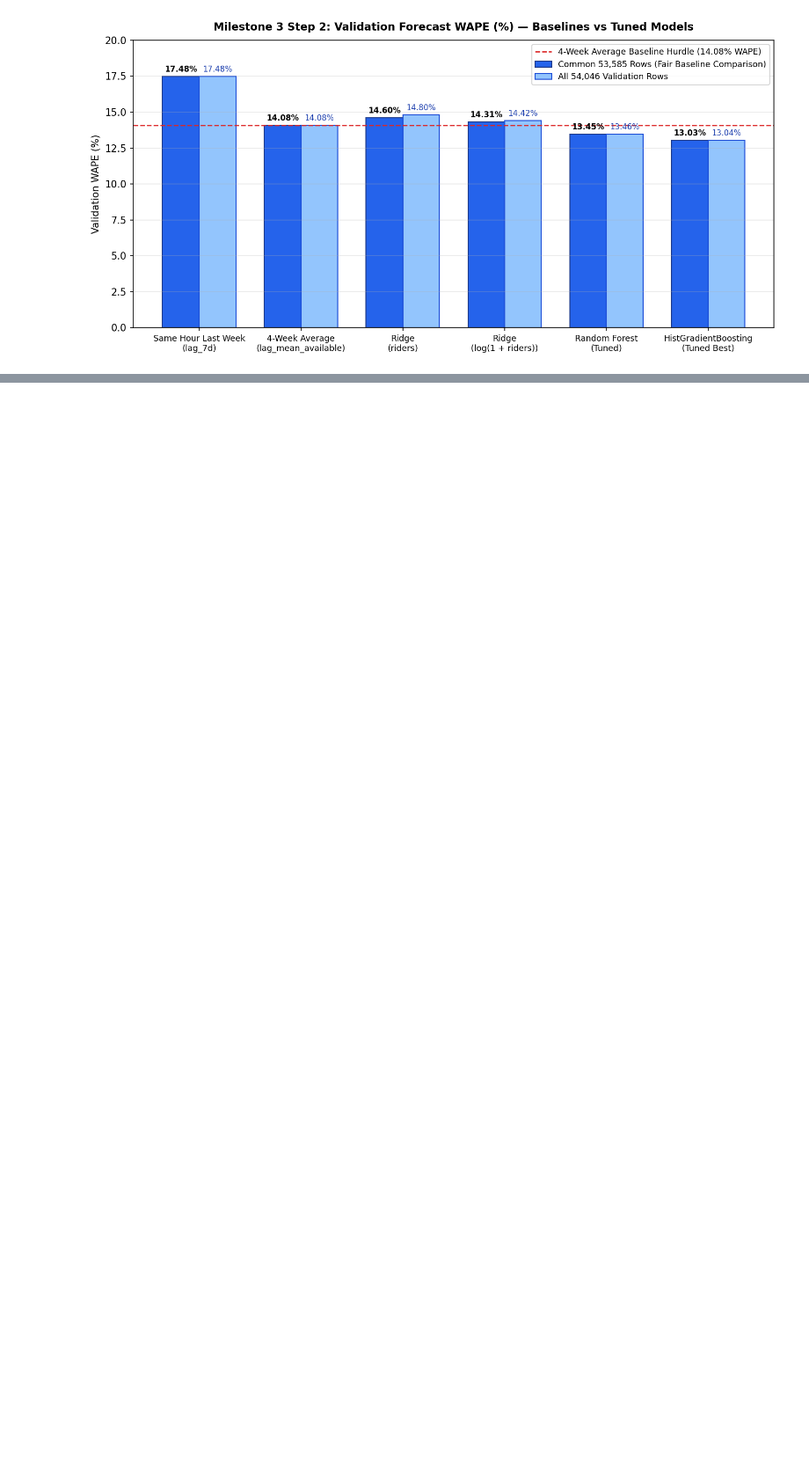
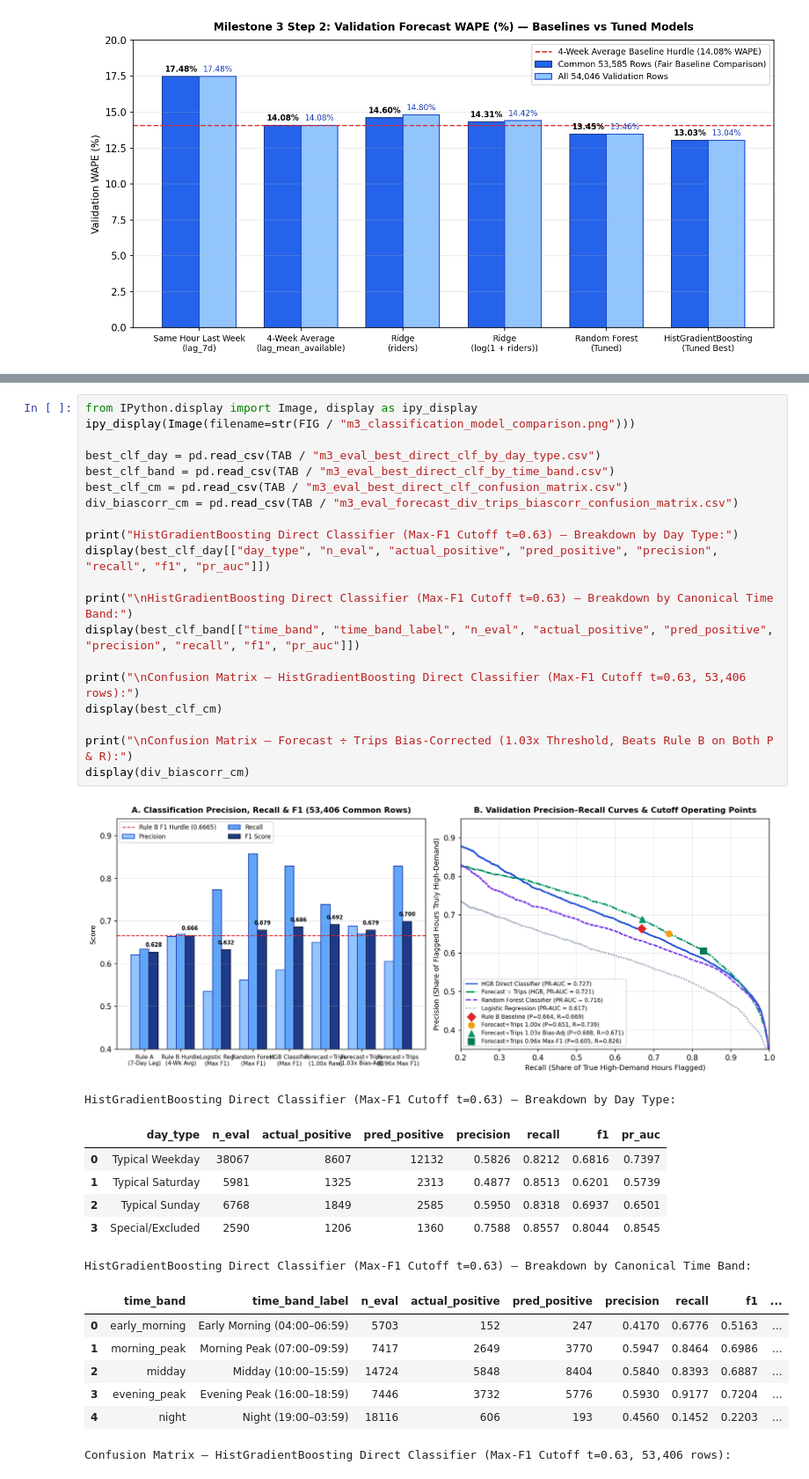
Before and after one commit to springboardmentor441p-coderr/Powered-Public-Transit-Route-Optimization, a Jupyter notebook: notebooks/routeranker.ipynb, the cells around one changed output, grey strips where cells are left out. Shown at 88% size. Saved outputs shown, nothing was run; the diff lists cells and outputs as text; blank space fills up the shorter version.

```diff
--- a/notebooks/routeranker.ipynb
+++ b/notebooks/routeranker.ipynb
@@ -1109,0 +1239,36 @@ Top 15 Largest Individual Route-Hour Forecast Misses on Validation (June–July
+# %%
+from IPython.display import Image, display as ipy_display
+ipy_display(Image(filename=str(FIG / "m3_classification_model_comparison.png")))
+
+best_clf_day = pd.read_csv(TAB / "m3_eval_best_direct_clf_by_day_type.csv")
+best_clf_band = pd.read_csv(TAB / "m3_eval_best_direct_clf_by_time_band.csv")
+best_clf_cm = pd.read_csv(TAB / "m3_eval_best_direct_clf_confusion_matrix.csv")
+div_biascorr_cm = pd.read_csv(TAB / "m3_eval_forecast_div_trips_biascorr_confusion_matrix.csv")
+
+print("HistGradientBoosting Direct Classifier (Max-F1 Cutoff t=0.63) — Breakdown by Day Type:")
+display(best_clf_day[["day_type", "n_eval", "actual_positive", "pred_positive", "precision", "recall", "f1", "pr_auc"]])
+
+print("\nHistGradientBoosting Direct Classifier (Max-F1 Cutoff t=0.63) — Breakdown by Canonical Time Band:")
+display(best_clf_band[["time_band", "time_band_label", "n_eval", "actual_positive", "pred_positive", "precision", "recall", "f1", "pr_auc"]])
+
+print("\nConfusion Matrix — HistGradientBoosting Direct Classifier (Max-F1 Cutoff t=0.63, 53,406 rows):")
+display(best_clf_cm)
+
+print("\nConfusion Matrix — Forecast ÷ Trips Bias-Corrected (1.03x Threshold, Beats Rule B on Both P & R):")
+display(div_biascorr_cm)
+# %% [output]
+[figure, added]
+HistGradientBoosting Direct Classifier (Max-F1 Cutoff t=0.63) — Breakdown by Day Type:
+|  | day_type | n_eval | actual_positive | pred_positive | precision | recall | f1 | pr_auc |
+| 0 | Typical Weekday | 38067 | 8607 | 12132 | 0.5826 | 0.8212 | 0.6816 | 0.7397 |
+| 1 | Typical Saturday | 5981 | 1325 | 2313 | 0.4877 | 0.8513 | 0.6201 | 0.5739 |
+| 2 | Typical Sunday | 6768 | 1849 | 2585 | 0.5950 | 0.8318 | 0.6937 | 0.6501 |
+| 3 | Special/Excluded | 2590 | 1206 | 1360 | 0.7588 | 0.8557 | 0.8044 | 0.8545 |
+HistGradientBoosting Direct Classifier (Max-F1 Cutoff t=0.63) — Breakdown by Canonical Time Band:
+|  | time_band | time_band_label | n_eval | actual_positive | pred_positive | precision | recall | f1 | ... |
+| 0 | early_morning | Early Morning (04:00–06:59) | 5703 | 152 | 247 | 0.4170 | 0.6776 | 0.5163 | ... |
+| 1 | morning_peak | Morning Peak (07:00–09:59) | 7417 | 2649 | 3770 | 0.5947 | 0.8464 | 0.6986 | ... |
+| 2 | midday | Midday (10:00–15:59) | 14724 | 5848 | 8404 | 0.5840 | 0.8393 | 0.6887 | ... |
+| 3 | evening_peak | Evening Peak (16:00–18:59) | 7446 | 3732 | 5776 | 0.5930 | 0.9177 | 0.7204 | ... |
+| 4 | night | Night (19:00–03:59) | 18116 | 606 | 193 | 0.4560 | 0.1452 | 0.2203 | ... |
+Confusion Matrix — HistGradientBoosting Direct Classifier (Max-F1 Cutoff t=0.63, 53,406 rows):
```
Also changed, not shown: parts of 13 cells of this notebook, 28 other files.
